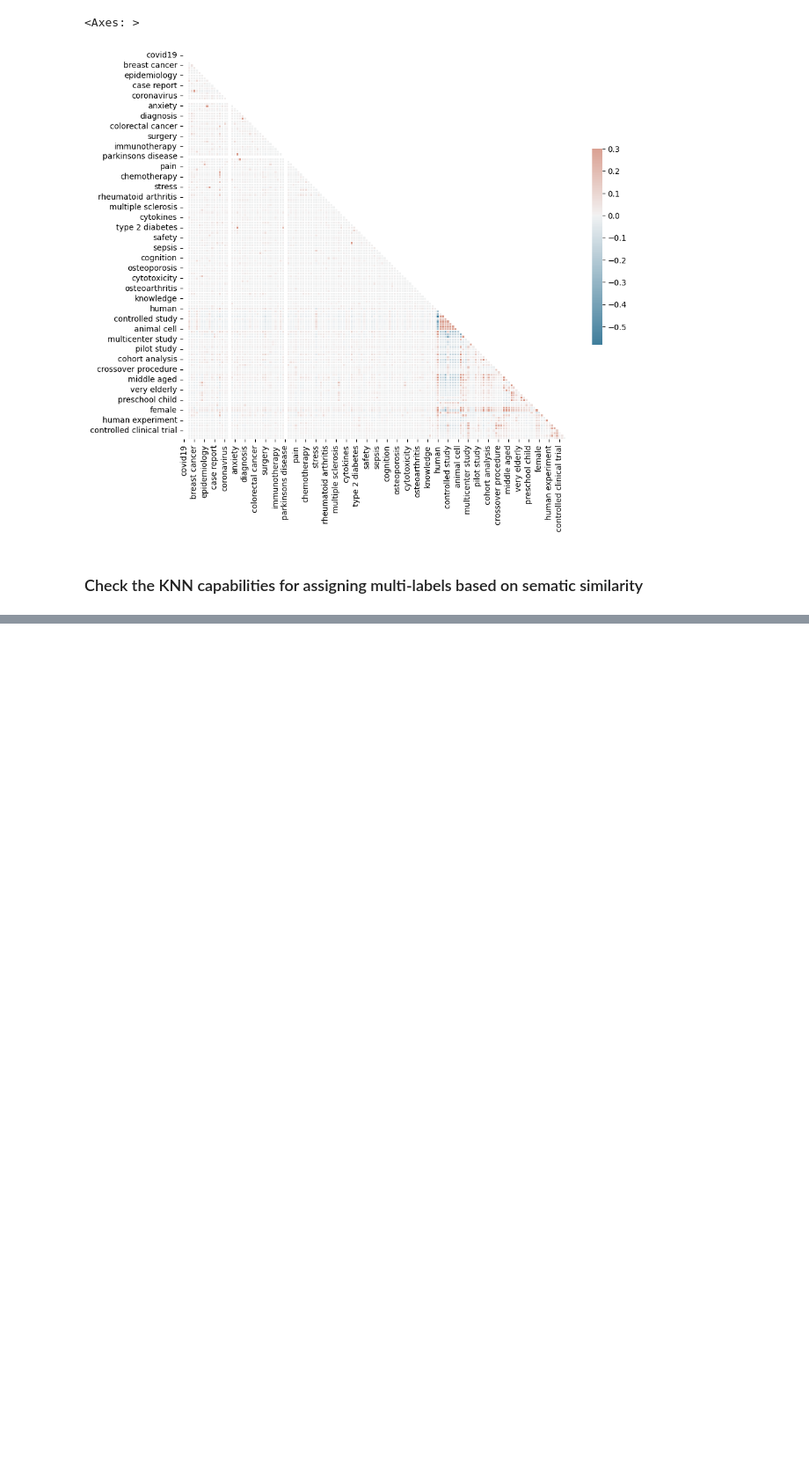
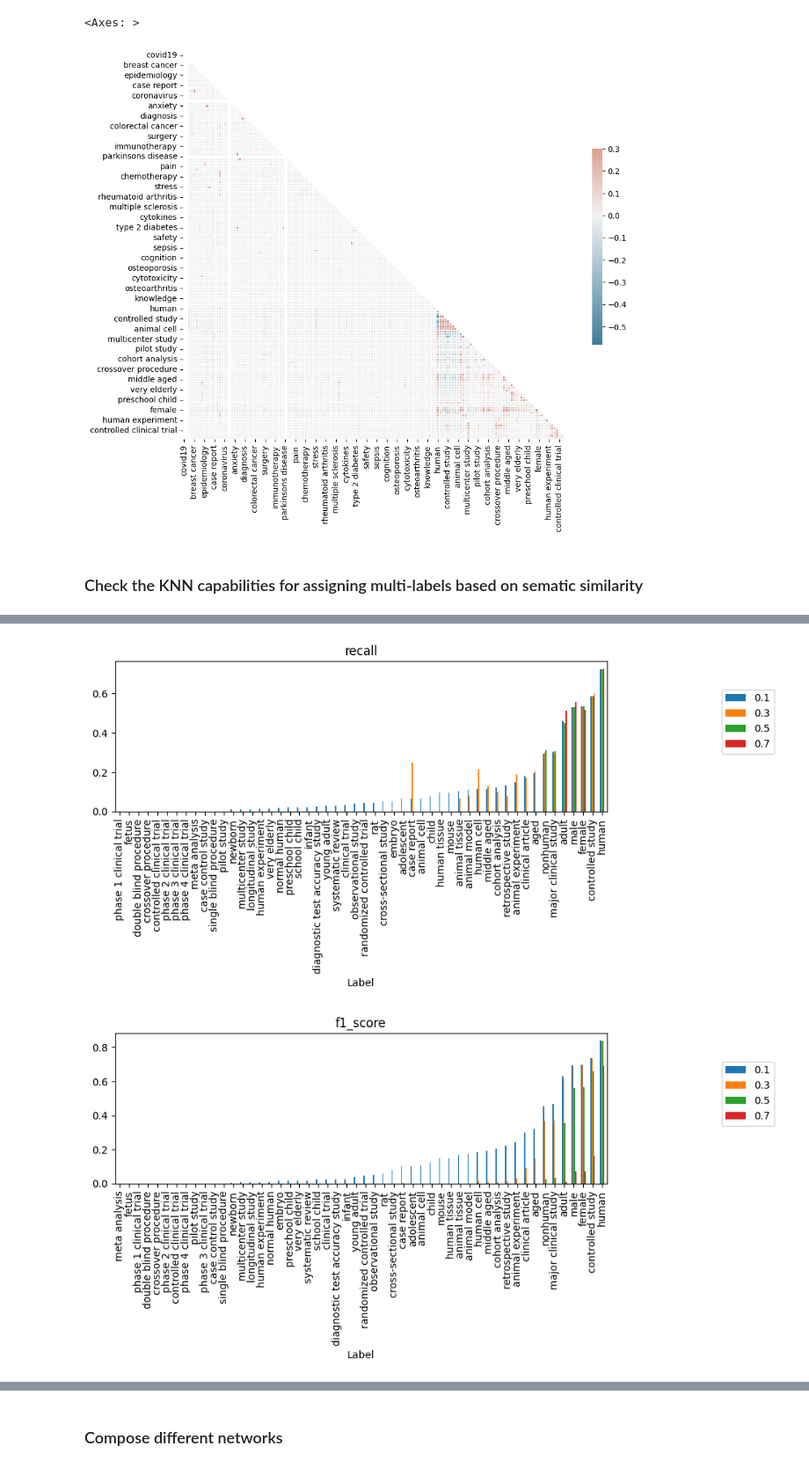
Before and after one commit to rvdb7345/ArticleClassifier, a Jupyter notebook: notebooks/Exploratory Data Analysis.ipynb, the cells around one changed output, grey strips where cells are left out. Shown at 88% size. Drawn from its saved outputs; the diff is of its cells as text; code cells hidden in the pictures; blank space fills up the shorter version.

```diff
--- a/notebooks/Exploratory Data Analysis.ipynb
+++ b/notebooks/Exploratory Data Analysis.ipynb
@@ -348,0 +344,5 @@ These are the strongest correlations:
+# %%
+# tag the documents with all the labels
+documents = [TaggedDocument(doc['abstract'], tags=[label])
+             for i, doc in data_for_embedding[:n].iterrows()
+             for label in doc['list_label']]
@@ -348,0 +353,6 @@ These are the strongest correlations:
+# %%
+# spin up doc2vec model with the first n documents
+model = Doc2Vec(documents, vector_size=256, window=5, min_count=10, workers=4)
+# %%
+train_embedded_docs = np.array([model.infer_vector(doc) for i, doc in data_for_embedding.loc[:n, ['abstract']].iterrows()])
+val_embedded_docs = np.array([model.infer_vector(doc) for i, doc in data_for_embedding.loc[n:n+10000, ['abstract']].iterrows()])
@@ -348,0 +361,21 @@ These are the strongest correlations:
+# %%
+knn = KNeighborsClassifier(n_neighbors=25, n_jobs=-1)
+
+thresholds = np.arange(0.1, 0.9, 0.2)
+thresholds = [round(threshold, 2) for threshold in thresholds]
+scorers = {'recall': recall_score, 'f1_score': f1_score, 'precision': precision_score}
+
+print(thresholds)
+scores = {scorer: {key: {} for key in thresholds} for scorer in scorers.keys()}
+for label in tqdm(label_columns.columns.difference(['label'])):
+    knn.fit(train_embedded_docs, data_for_embedding.loc[:n, label])
+    prob_preds = knn.predict_proba(val_embedded_docs)[:,1]
+
+    for threshold in thresholds:
+        predictions = (prob_preds >= threshold).astype(bool)
+#         print(f"Confusion matrix for {label}: \n", confusion_matrix(predictions, val_subset_df[label]))
+
+        for scorer_name, scorer in scorers.items():
+            score = scorer(predictions, data_for_embedding.loc[n:n+10000, label])
+            print(f'{label}-{threshold:.1f}: \t \t The {scorer_name}: {score:.2f}')
+            scores[scorer_name][threshold][label] = score
@@ -348,0 +517,16 @@ These are the strongest correlations:
+# %%
+# check the effect of the prediction threshold on the different scores
+for scorer_name, scorer in scorers.items():
+    df = pd.DataFrame(list(scores[scorer_name].values()), index=list(scores[scorer_name].keys())).transpose()
+#     print(df.columns)
+#     print(df.sort_values(by=0.1))
+    fig, ax= plt.subplots(1,1, figsize=(10,5))
+    ax.set_title(f'{scorer_name}')
+    df.sort_values(by=0.1).plot.bar(ax=ax)
+    ax.set_xlabel('Label')
+    plt.legend(bbox_to_anchor = (1.35, 0.6), loc='center right')
+    fig.tight_layout()
+    fig.show()
+# %% [output]
+[figure, added]
+[figure, added]
@@ -348,0 +534,2 @@ These are the strongest correlations:
+# %% [markdown]
+### Compose different networks
```
Also changed, not shown: parts of 15 cells of this notebook.
